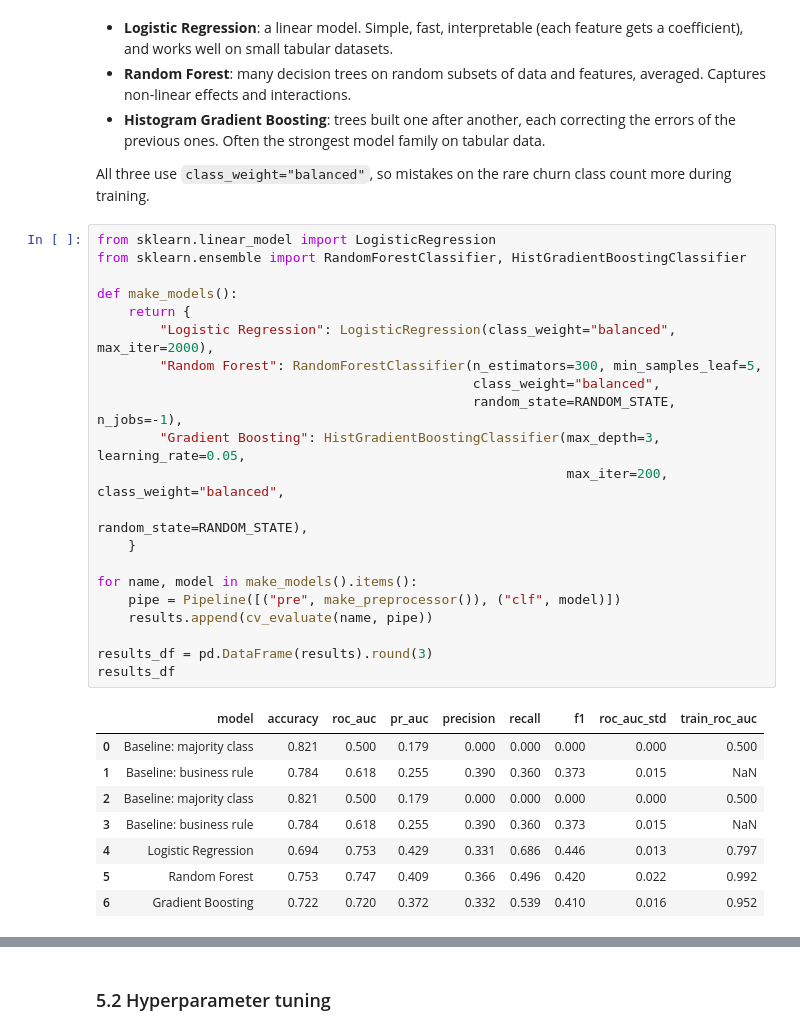
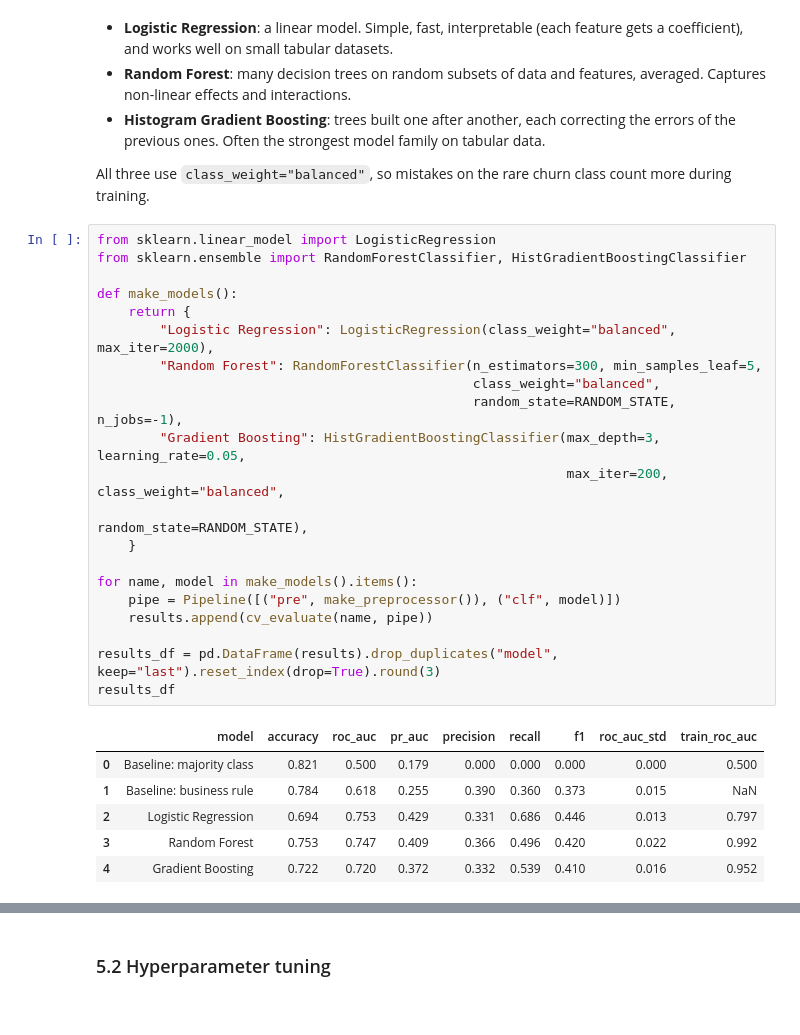
Before and after one commit to mineterkan/customer-churn-prediction, a Jupyter notebook: notebooks/churn_analysis.ipynb, the cells around one changed output, grey strips where cells are left out. Drawn from its saved outputs; the diff is of its cells as text.

Commit message:
Add model comparison table

```diff
--- a/notebooks/churn_analysis.ipynb
+++ b/notebooks/churn_analysis.ipynb
@@ -545,30 +555,28 @@ All three use `class_weight="balanced"`, so mistakes on the rare churn class cou
 # %%
 from sklearn.linear_model import LogisticRegression
 from sklearn.ensemble import RandomForestClassifier, HistGradientBoostingClassifier
 
 def make_models():
     return {
         "Logistic Regression": LogisticRegression(class_weight="balanced", max_iter=2000),
         "Random Forest": RandomForestClassifier(n_estimators=300, min_samples_leaf=5,
                                                 class_weight="balanced",
                                                 random_state=RANDOM_STATE, n_jobs=-1),
         "Gradient Boosting": HistGradientBoostingClassifier(max_depth=3, learning_rate=0.05,
                                                             max_iter=200, class_weight="balanced",
                                                             random_state=RANDOM_STATE),
     }
 
 for name, model in make_models().items():
     pipe = Pipeline([("pre", make_preprocessor()), ("clf", model)])
     results.append(cv_evaluate(name, pipe))
 
-results_df = pd.DataFrame(results).round(3)
+results_df = pd.DataFrame(results).drop_duplicates("model", keep="last").reset_index(drop=True).round(3)
 results_df
 # %% [output]
 |  | model | accuracy | roc_auc | pr_auc | precision | recall | f1 | roc_auc_std | train_roc_auc |
 | 0 | Baseline: majority class | 0.821 | 0.500 | 0.179 | 0.000 | 0.000 | 0.000 | 0.000 | 0.500 |
 | 1 | Baseline: business rule | 0.784 | 0.618 | 0.255 | 0.390 | 0.360 | 0.373 | 0.015 | NaN |
-| 2 | Baseline: majority class | 0.821 | 0.500 | 0.179 | 0.000 | 0.000 | 0.000 | 0.000 | 0.500 |
-| 3 | Baseline: business rule | 0.784 | 0.618 | 0.255 | 0.390 | 0.360 | 0.373 | 0.015 | NaN |
-| 4 | Logistic Regression | 0.694 | 0.753 | 0.429 | 0.331 | 0.686 | 0.446 | 0.013 | 0.797 |
-| 5 | Random Forest | 0.753 | 0.747 | 0.409 | 0.366 | 0.496 | 0.420 | 0.022 | 0.992 |
-| 6 | Gradient Boosting | 0.722 | 0.720 | 0.372 | 0.332 | 0.539 | 0.410 | 0.016 | 0.952 |
+| 2 | Logistic Regression | 0.694 | 0.753 | 0.429 | 0.331 | 0.686 | 0.446 | 0.013 | 0.797 |
+| 3 | Random Forest | 0.753 | 0.747 | 0.409 | 0.366 | 0.496 | 0.420 | 0.022 | 0.992 |
+| 4 | Gradient Boosting | 0.722 | 0.720 | 0.372 | 0.332 | 0.539 | 0.410 | 0.016 | 0.952 |
```
Also changed, not shown: parts of 12 cells of this notebook.
